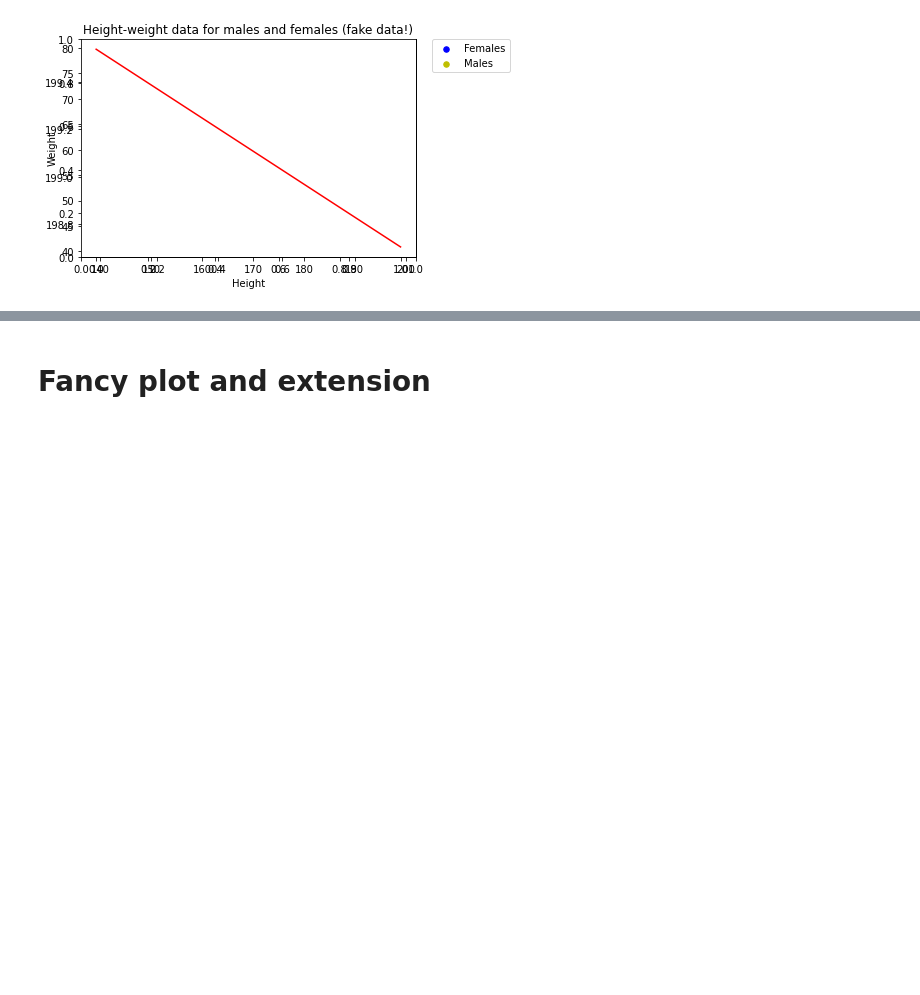
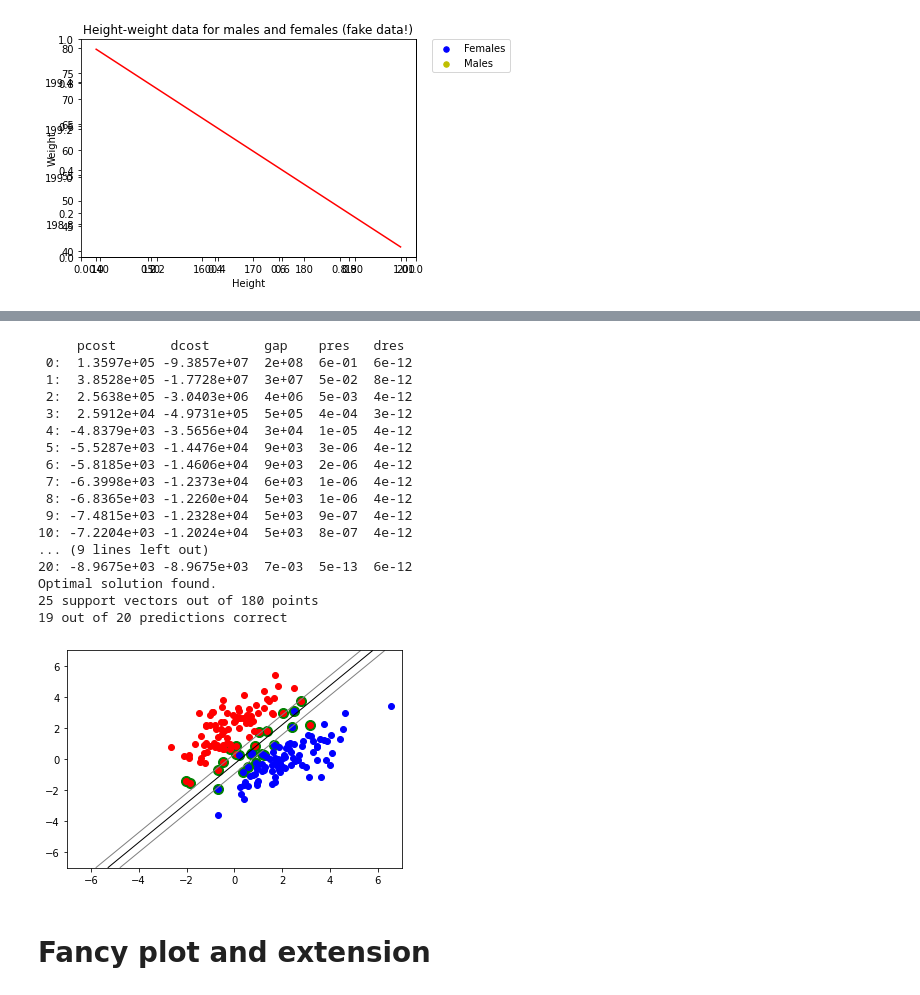
Before and after one commit to AtiChetsurakul/midML, a Jupyter notebook: Master_file.ipynb, the cells around one changed output, grey strips where cells are left out. Saved outputs shown, nothing was run; the diff lists cells and outputs as text; code cells hidden in the pictures; blank space fills up the shorter version.

```diff
--- a/Master_file.ipynb
+++ b/Master_file.ipynb
@@ -1715,3 +1991,24 @@ Optimal w: [0.640062,0.768324] b: -153.309583
+# %%
+test_soft()
+# %% [output]
+     pcost       dcost       gap    pres   dres
+ 0:  1.3597e+05 -9.3857e+07  2e+08  6e-01  6e-12
+ 1:  3.8528e+05 -1.7728e+07  3e+07  5e-02  8e-12
+ 2:  2.5638e+05 -3.0403e+06  4e+06  5e-03  4e-12
+ 3:  2.5912e+04 -4.9731e+05  5e+05  4e-04  3e-12
+ 4: -4.8379e+03 -3.5656e+04  3e+04  1e-05  4e-12
+ 5: -5.5287e+03 -1.4476e+04  9e+03  3e-06  4e-12
+ 6: -5.8185e+03 -1.4606e+04  9e+03  2e-06  4e-12
+ 7: -6.3998e+03 -1.2373e+04  6e+03  1e-06  4e-12
+ 8: -6.8365e+03 -1.2260e+04  5e+03  1e-06  4e-12
+ 9: -7.4815e+03 -1.2328e+04  5e+03  9e-07  4e-12
+10: -7.2204e+03 -1.2024e+04  5e+03  8e-07  4e-12
+... (9 lines left out)
+20: -8.9675e+03 -8.9675e+03  7e-03  5e-13  6e-12
+Optimal solution found.
+25 support vectors out of 180 points
+19 out of 20 predictions correct
+[figure, added]
 # %% [markdown]
 # Fancy plot and extension
 # %%
```
Also changed, not shown: parts of 3 cells of this notebook.
